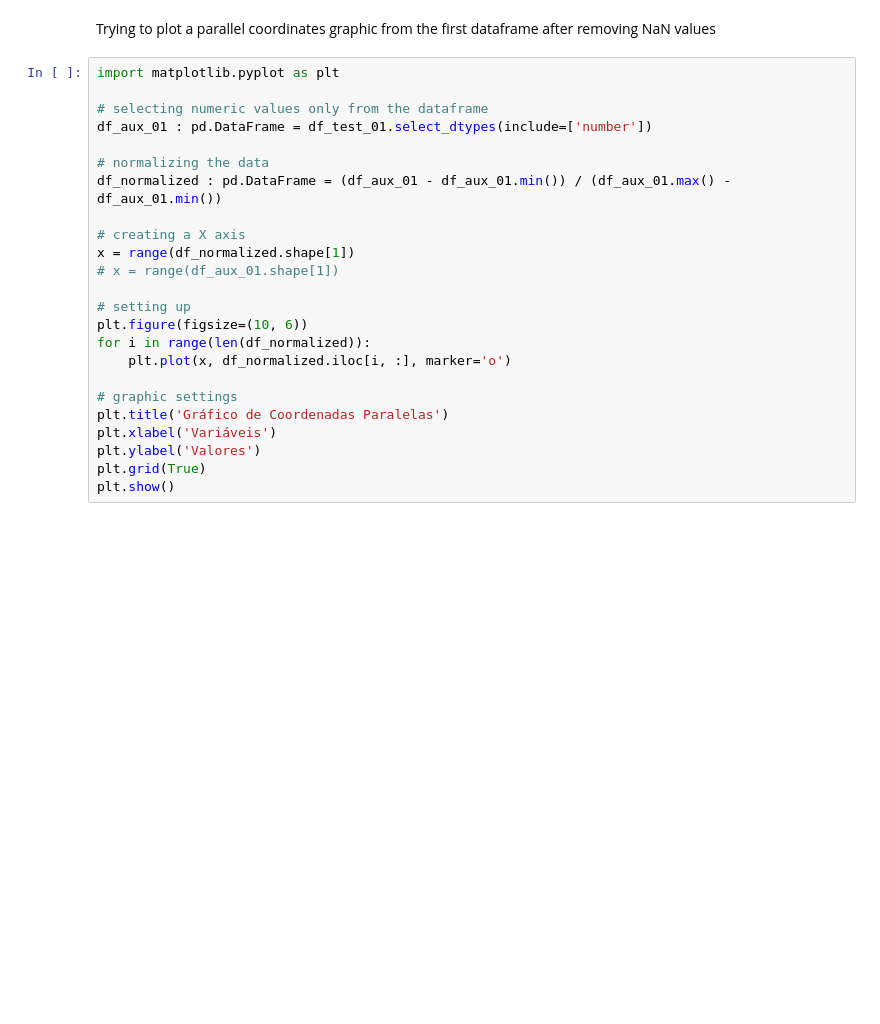
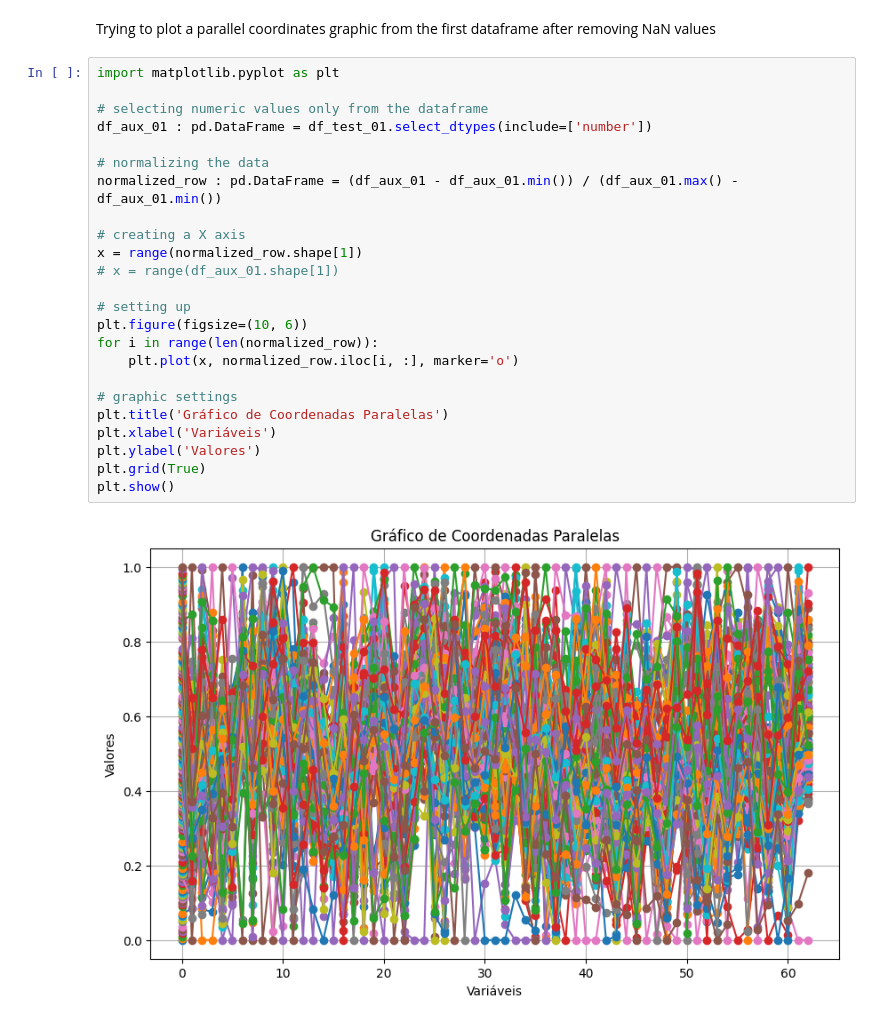
Before and after one commit to Gil-Mendes-Carelli/visualizacao-informacao, a Jupyter notebook: dataset_01_notebook.ipynb, the cells around one changed output. Drawn from its saved outputs; the diff is of its cells as text; blank space fills up the shorter version.

```diff
--- a/dataset_01_notebook.ipynb
+++ b/dataset_01_notebook.ipynb
@@ -53,27 +71,29 @@ Trying to plot a parallel coordinates graphic from the first dataframe after rem
 # %%
 import matplotlib.pyplot as plt
 
 # selecting numeric values only from the dataframe
 df_aux_01 : pd.DataFrame = df_test_01.select_dtypes(include=['number'])
 
 # normalizing the data
-df_normalized : pd.DataFrame = (df_aux_01 - df_aux_01.min()) / (df_aux_01.max() - df_aux_01.min())
+normalized_row : pd.DataFrame = (df_aux_01 - df_aux_01.min()) / (df_aux_01.max() - df_aux_01.min())
 
 # creating a X axis
-x = range(df_normalized.shape[1])
+x = range(normalized_row.shape[1])
 # x = range(df_aux_01.shape[1])
 
 # setting up
 plt.figure(figsize=(10, 6))
-for i in range(len(df_normalized)):
-    plt.plot(x, df_normalized.iloc[i, :], marker='o')
+for i in range(len(normalized_row)):
+    plt.plot(x, normalized_row.iloc[i, :], marker='o')
 
 # graphic settings
 plt.title('Gráfico de Coordenadas Paralelas')
 plt.xlabel('Variáveis')
 plt.ylabel('Valores')
 plt.grid(True)
 plt.show()
+# %% [output]
+[figure, added]
 # %%
 from pandas.plotting import parallel_coordinates
 
```
Also changed, not shown: parts of 35 cells of this notebook, 52 other files.
